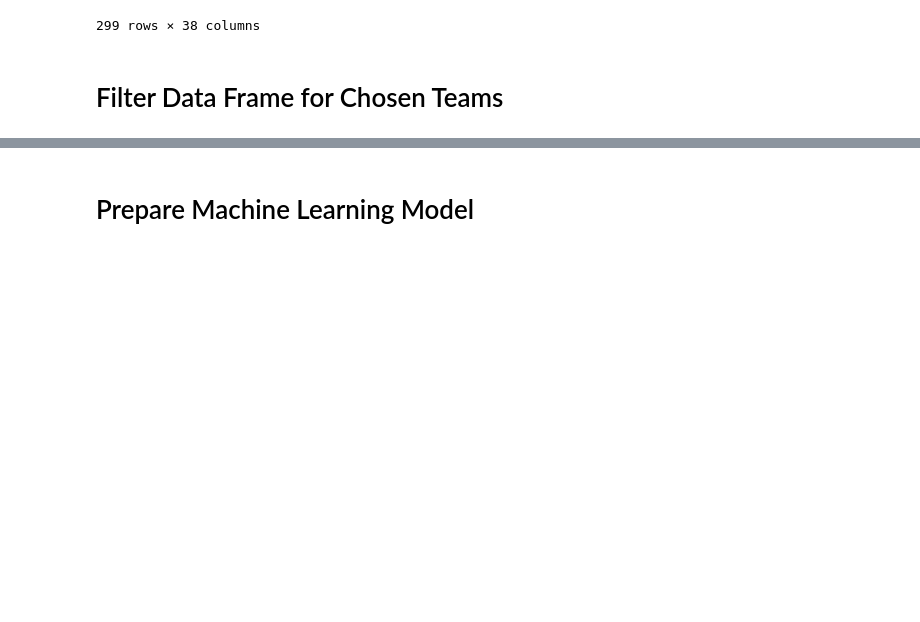
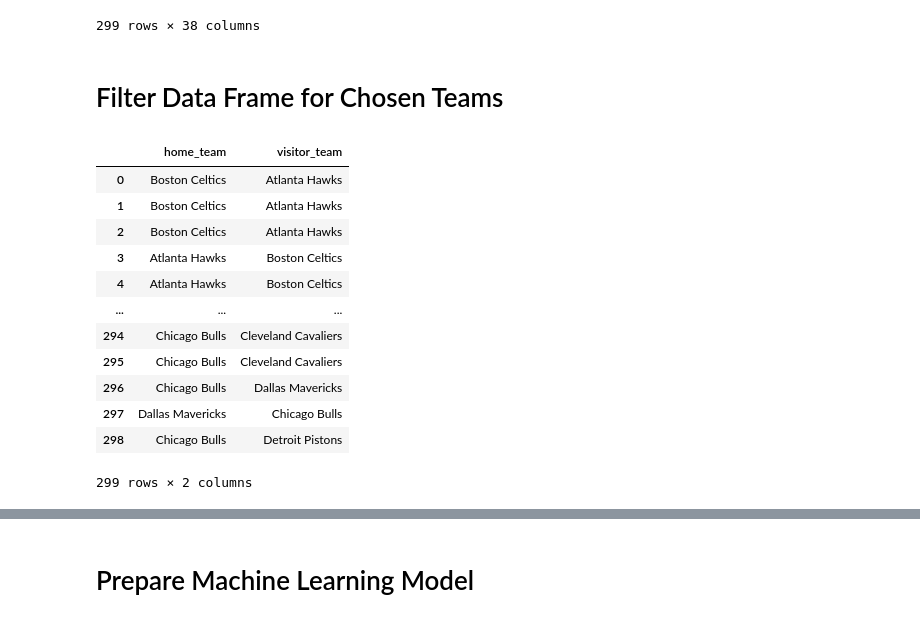
Before and after one commit to VincentGordon-Data-Analyst/nba-api, a Jupyter notebook: winnerPrediction_2.ipynb, the cells around one changed output, grey strips where cells are left out. Saved outputs shown, nothing was run; the diff lists cells and outputs as text; code cells hidden in the pictures; blank space fills up the shorter version.

```diff
--- a/winnerPrediction_2.ipynb
+++ b/winnerPrediction_2.ipynb
@@ -88,6 +88,22 @@ game_df
 299 rows × 38 columns
 # %% [markdown]
 # Filter Data Frame for Chosen Teams
+# %%
+game_df[['home_team', 'visitor_team']]
+# %% [output]
+|  | home_team | visitor_team |
+| 0 | Boston Celtics | Atlanta Hawks |
+| 1 | Boston Celtics | Atlanta Hawks |
+| 2 | Boston Celtics | Atlanta Hawks |
+| 3 | Atlanta Hawks | Boston Celtics |
+| 4 | Atlanta Hawks | Boston Celtics |
+| ... | ... | ... |
+| 294 | Chicago Bulls | Cleveland Cavaliers |
+| 295 | Chicago Bulls | Cleveland Cavaliers |
+| 296 | Chicago Bulls | Dallas Mavericks |
+| 297 | Dallas Mavericks | Chicago Bulls |
+| 298 | Chicago Bulls | Detroit Pistons |
+299 rows × 2 columns
 # %%
 # Define the home and visitor teams
 home_team = input("Enter Away Team: ")  # Replace with desired home team
```
Also changed, not shown: parts of 13 cells of this notebook, 1 other file.
